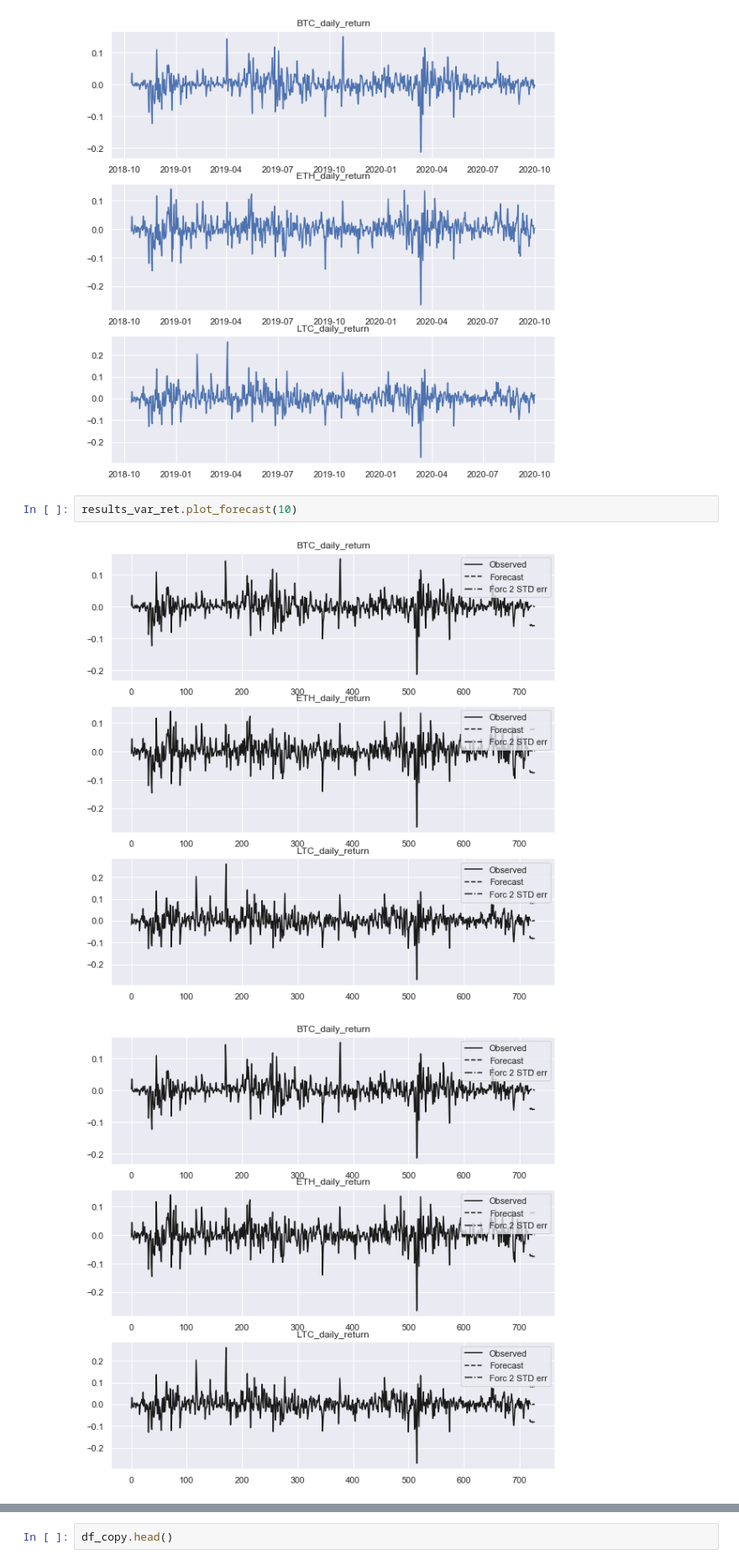
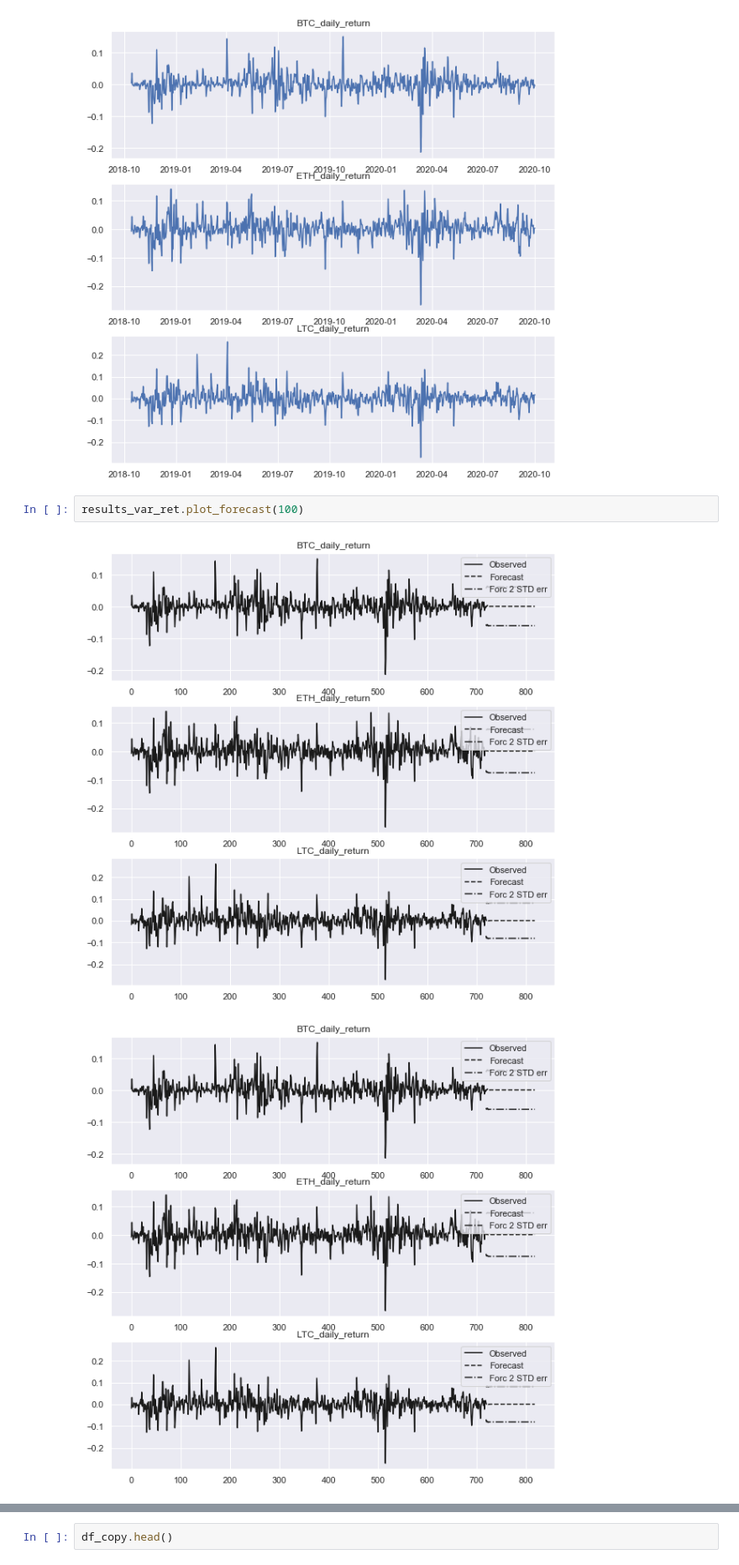
Before and after one commit to hank-butler/Third-Capstone, a Jupyter notebook: Third_Capstone_Modeling.ipynb, the cells around one changed output, grey strips where cells are left out. Shown at 84% size. Saved outputs shown, nothing was run; the diff lists cells and outputs as text.

```diff
--- a/Third_Capstone_Modeling.ipynb
+++ b/Third_Capstone_Modeling.ipynb
@@ -542,8 +536,8 @@ results_var_ret.plot()
 [figure]
 [figure]
 # %%
-results_var_ret.plot_forecast(10)
+results_var_ret.plot_forecast(100)
 # %% [output]
-[figure, old version]
+[figure, new version]
-[figure, old version]
+[figure, new version]
 # %% [markdown]
```
Also changed, not shown: parts of 96 cells of this notebook.
